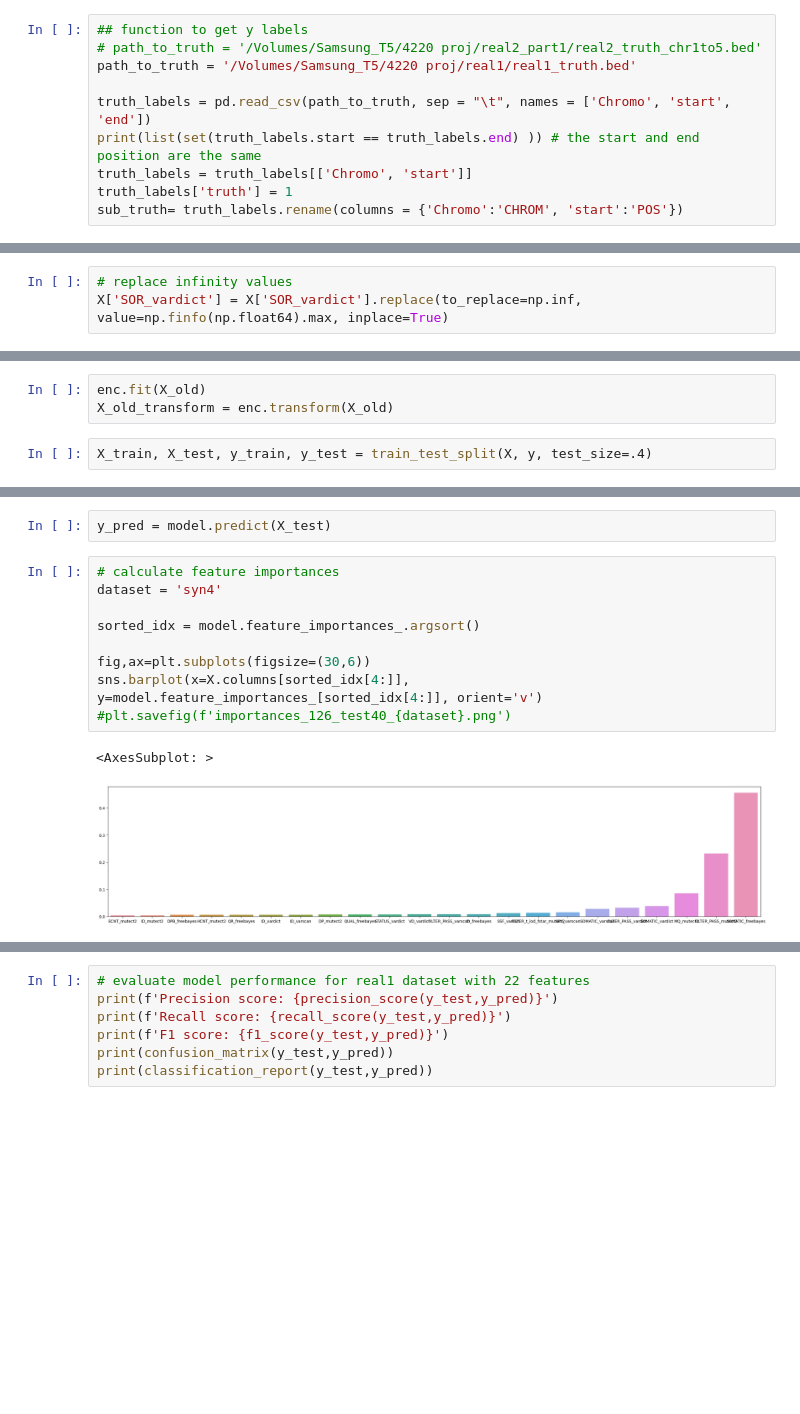
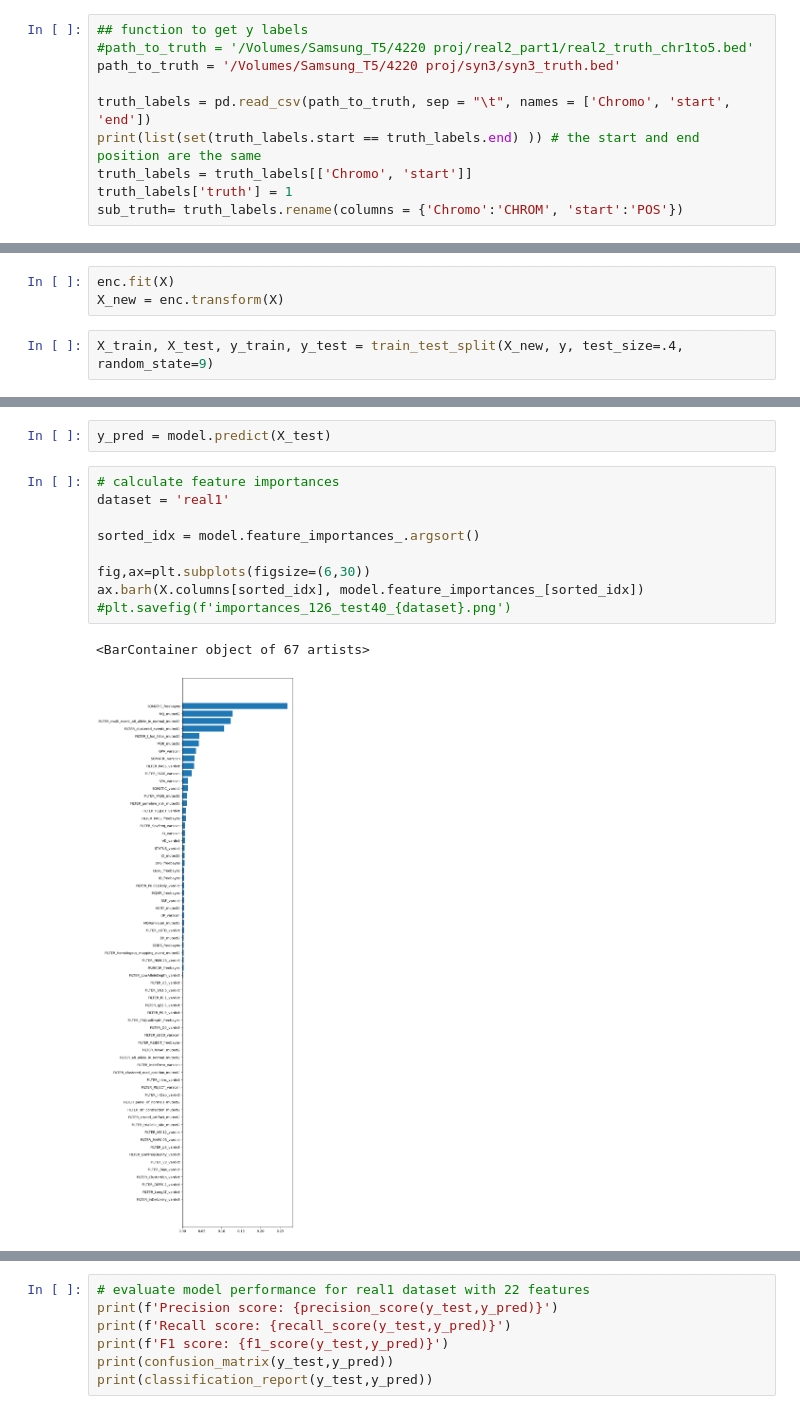
Before and after one commit to TingWeee/SNVcallingAlgo, a Jupyter notebook: GradientBoosting_MoreFeatures.ipynb, the cells around one changed output, grey strips where cells are left out. Saved outputs shown, nothing was run; the diff lists cells and outputs as text; blank space fills up the shorter version.

```diff
--- a/GradientBoosting_MoreFeatures.ipynb
+++ b/GradientBoosting_MoreFeatures.ipynb
@@ -245,7 +264,7 @@ df_new2.drop([f'is_snp_{algo}' for algo in algos], axis=1, inplace=True)
 # %%
 ## function to get y labels
-# path_to_truth = '/Volumes/Samsung_T5/4220 proj/real2_part1/real2_truth_chr1to5.bed'
-path_to_truth = '/Volumes/Samsung_T5/4220 proj/real1/real1_truth.bed'
+#path_to_truth = '/Volumes/Samsung_T5/4220 proj/real2_part1/real2_truth_chr1to5.bed'
+path_to_truth = '/Volumes/Samsung_T5/4220 proj/syn3/syn3_truth.bed'
 
 truth_labels = pd.read_csv(path_to_truth, sep = "\t", names = ['Chromo', 'start', 'end'])
 print(list(set(truth_labels.start == truth_labels.end) )) # the start and end position are the same
@@ -370,3 +283,0 @@ See the caveats in the documentation: https://pandas.pydata.org/pandas-docs/stab
-# %%
-# replace infinity values
-X['SOR_vardict'] = X['SOR_vardict'].replace(to_replace=np.inf, value=np.finfo(np.float64).max, inplace=True)
@@ -384,7 +285,7 @@ See the caveats in the documentation: https://pandas.pydata.org/pandas-docs/stab
 # ordinal encoding for REF and ALT
 enc = OrdinalEncoder()
 # %%
-enc.fit(X_old)
-X_old_transform = enc.transform(X_old)
+enc.fit(X)
+X_new = enc.transform(X)
 # %%
-X_train, X_test, y_train, y_test = train_test_split(X, y, test_size=.4)
+X_train, X_test, y_train, y_test = train_test_split(X_new, y, test_size=.4, random_state=9)
@@ -495,13 +311,13 @@ XGBClassifier(base_score=None, booster=None, callbacks=None,
 y_pred = model.predict(X_test)
 # %%
 # calculate feature importances
-dataset = 'syn4'
+dataset = 'real1'
 
 sorted_idx = model.feature_importances_.argsort()
 
-fig,ax=plt.subplots(figsize=(30,6))
-sns.barplot(x=X.columns[sorted_idx[4:]], y=model.feature_importances_[sorted_idx[4:]], orient='v')
+fig,ax=plt.subplots(figsize=(6,30))
+ax.barh(X.columns[sorted_idx], model.feature_importances_[sorted_idx])
 #plt.savefig(f'importances_126_test40_{dataset}.png')
 # %% [output]
-<AxesSubplot: >
+<BarContainer object of 67 artists>
-[figure, old version]
+[figure, new version]
```
Also changed, not shown: parts of 63 cells of this notebook.
